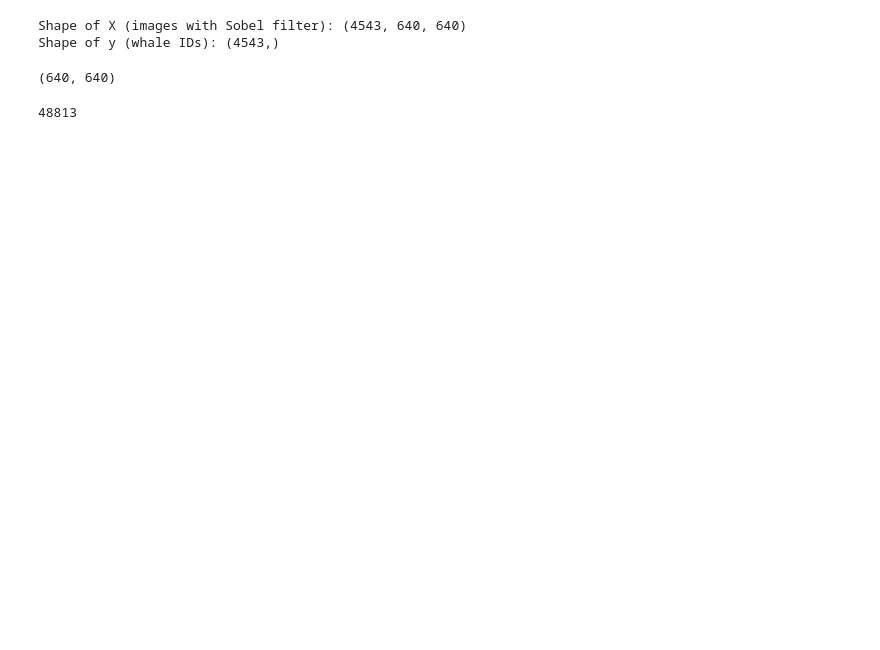
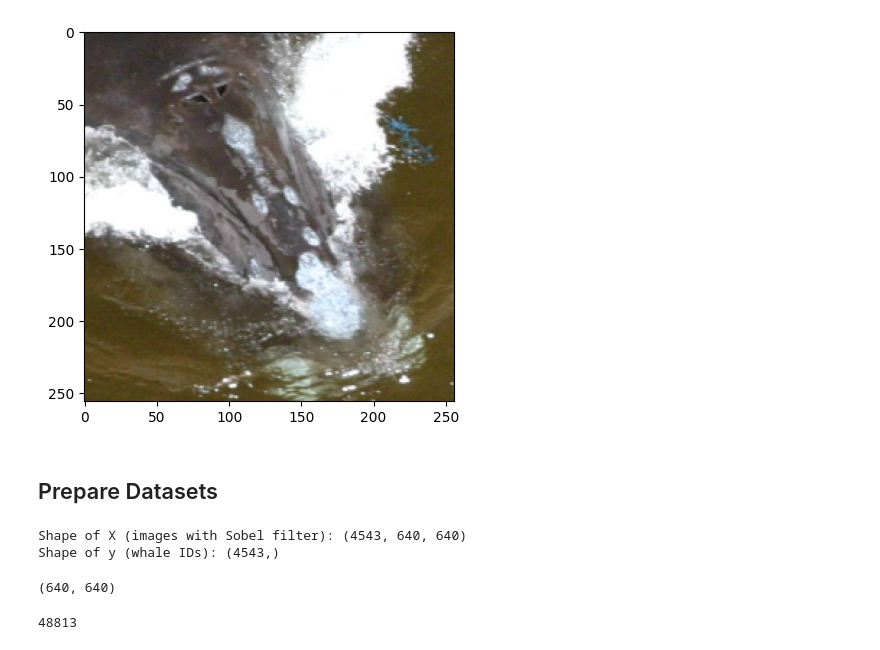
Before and after one commit to HSLU-Projects/ARTIFIN, a Jupyter notebook: WhaleDetection.ipynb, the cells around one changed output. Drawn from its saved outputs; the diff is of its cells as text; code cells hidden in the pictures; blank space fills up the shorter version.

```diff
--- a/WhaleDetection.ipynb
+++ b/WhaleDetection.ipynb
@@ -35,0 +72,21 @@ for idx, whale_id in enumerate(sorted(data['whaleID'].unique())):
+# %%
+# Crop and rescale images
+# visualize your prediction
+image_path = os.path.join(image_dir, data['Image'][470])
+
+image = cv2.imread(image_path)
+
+predictions = model.predict(image_path, confidence=40, overlap=30).json()
+
+for bounding_box in predictions["predictions"]:
+    x0 = bounding_box['x'] - bounding_box['width'] / 2
+    x1 = bounding_box['x'] + bounding_box['width'] / 2
+    y0 = bounding_box['y'] - bounding_box['height'] / 2
+    y1 = bounding_box['y'] + bounding_box['height'] / 2
+    cropped = image[int(y0):int(y1), int(x0):int(x1)]
+    resized = cv2.resize(cropped, (256,256), interpolation = cv2.INTER_AREA)
+    plt.imshow(resized)
+# %% [output]
+[figure, added]
+# %% [markdown]
+## Prepare Datasets
```
Also changed, not shown: parts of 17 cells of this notebook, 2 other files.
